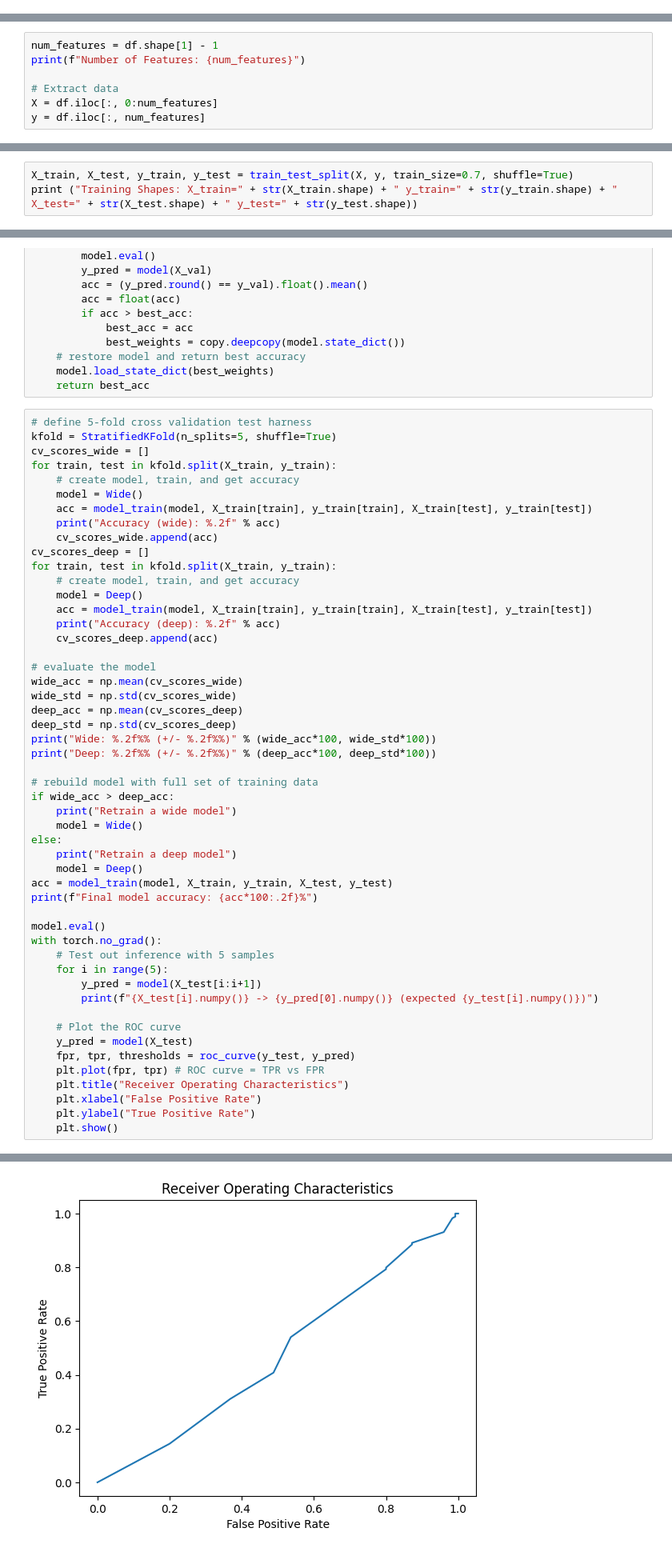
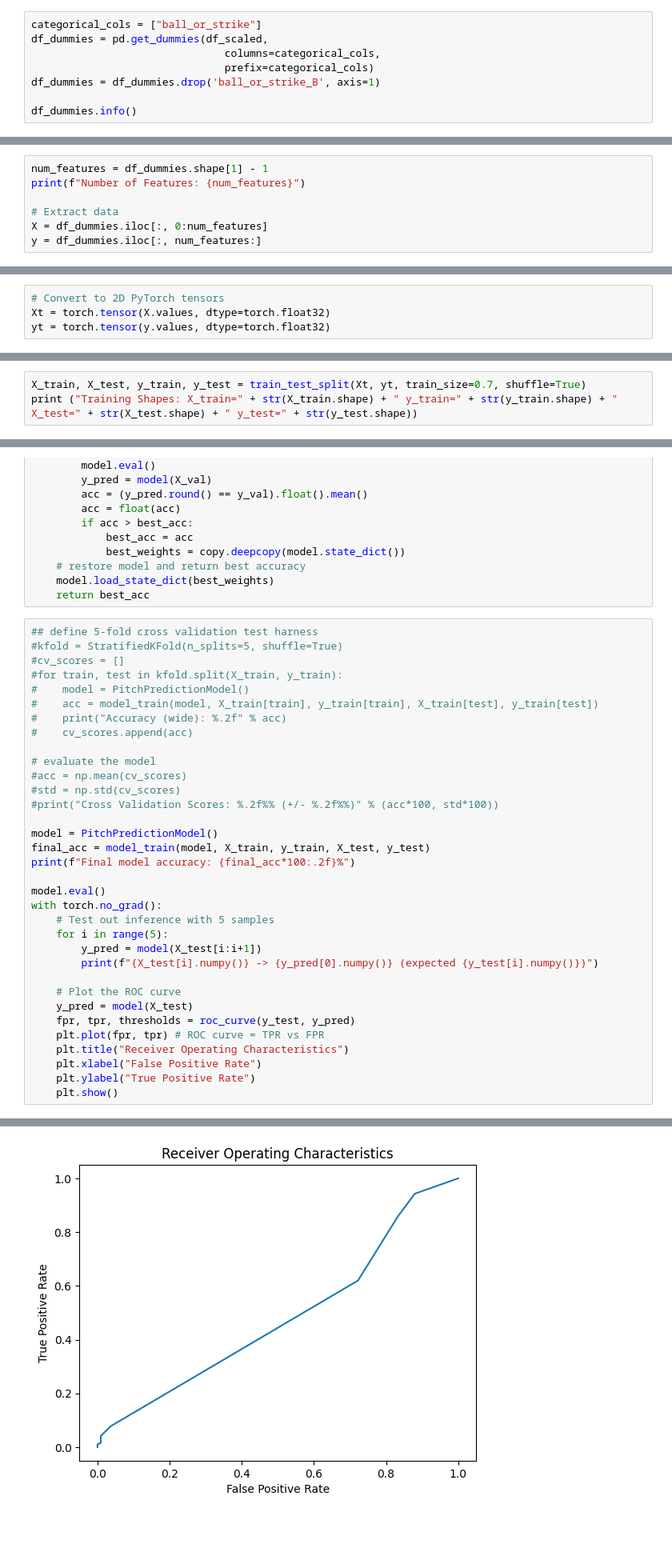
Before and after one commit to glroland/baseball, a Jupyter notebook: src/predict/predict_pitch_experiment.ipynb, the cells around one changed output, grey strips where cells are left out. Shown at 80% size. Cells and saved outputs as stored; diff of their text form; blank space fills up the shorter version.

```diff
--- a/src/predict/predict_pitch_experiment.ipynb
+++ b/src/predict/predict_pitch_experiment.ipynb
@@ -88,0 +129,8 @@ DF Shape: (1000, 4)
+# %%
+categorical_cols = ["ball_or_strike"]
+df_dummies = pd.get_dummies(df_scaled,
+                               columns=categorical_cols,
+                               prefix=categorical_cols)
+df_dummies = df_dummies.drop('ball_or_strike_B', axis=1)
+
+df_dummies.info()
@@ -89,8 +195,8 @@ DF Shape: (1000, 4)
 # %%
-num_features = df.shape[1] - 1
+num_features = df_dummies.shape[1] - 1
 print(f"Number of Features: {num_features}")
 
 # Extract data
-X = df.iloc[:, 0:num_features]
-y = df.iloc[:, num_features]
+X = df_dummies.iloc[:, 0:num_features]
+y = df_dummies.iloc[:, num_features:]
 # %% [output]
@@ -107 +213,5 @@ plt.show()
+# %%
+# Convert to 2D PyTorch tensors
+Xt = torch.tensor(X.values, dtype=torch.float32)
+yt = torch.tensor(y.values, dtype=torch.float32)
 # %%
@@ -161,6 +251,6 @@ class Deep(nn.Module):
         x = self.sigmoid(self.output(x))
         return x
 # %%
-X_train, X_test, y_train, y_test = train_test_split(X, y, train_size=0.7, shuffle=True)
+X_train, X_test, y_train, y_test = train_test_split(Xt, yt, train_size=0.7, shuffle=True)
 print ("Training Shapes: X_train=" + str(X_train.shape) + " y_train=" + str(y_train.shape) + " X_test=" + str(X_test.shape) + " y_test=" + str(y_test.shape))
 # %% [output]
@@ -214,40 +314,23 @@ def model_train(model, X_train, y_train, X_val, y_val):
     model.load_state_dict(best_weights)
     return best_acc
 # %%
-# define 5-fold cross validation test harness
-kfold = StratifiedKFold(n_splits=5, shuffle=True)
-cv_scores_wide = []
-for train, test in kfold.split(X_train, y_train):
-    # create model, train, and get accuracy
-    model = Wide()
-    acc = model_train(model, X_train[train], y_train[train], X_train[test], y_train[test])
-    print("Accuracy (wide): %.2f" % acc)
-    cv_scores_wide.append(acc)
-cv_scores_deep = []
-for train, test in kfold.split(X_train, y_train):
-    # create model, train, and get accuracy
-    model = Deep()
-    acc = model_train(model, X_train[train], y_train[train], X_train[test], y_train[test])
-    print("Accuracy (deep): %.2f" % acc)
-    cv_scores_deep.append(acc)
+## define 5-fold cross validation test harness
+#kfold = StratifiedKFold(n_splits=5, shuffle=True)
+#cv_scores = []
+#for train, test in kfold.split(X_train, y_train):
+#    model = PitchPredictionModel()
+#    acc = model_train(model, X_train[train], y_train[train], X_train[test], y_train[test])
+#    print("Accuracy (wide): %.2f" % acc)
+#    cv_scores.append(acc)
 
 # evaluate the model
-wide_acc = np.mean(cv_scores_wide)
-wide_std = np.std(cv_scores_wide)
-deep_acc = np.mean(cv_scores_deep)
-deep_std = np.std(cv_scores_deep)
-print("Wide: %.2f%% (+/- %.2f%%)" % (wide_acc*100, wide_std*100))
-print("Deep: %.2f%% (+/- %.2f%%)" % (deep_acc*100, deep_std*100))
+#acc = np.mean(cv_scores)
+#std = np.std(cv_scores)
+#print("Cross Validation Scores: %.2f%% (+/- %.2f%%)" % (acc*100, std*100))
 
-# rebuild model with full set of training data
-if wide_acc > deep_acc:
-    print("Retrain a wide model")
-    model = Wide()
-else:
-    print("Retrain a deep model")
-    model = Deep()
-acc = model_train(model, X_train, y_train, X_test, y_test)
-print(f"Final model accuracy: {acc*100:.2f}%")
+model = PitchPredictionModel()
+final_acc = model_train(model, X_train, y_train, X_test, y_test)
+print(f"Final model accuracy: {final_acc*100:.2f}%")
 
 model.eval()
 with torch.no_grad():
@@ -287 +357 @@ Final model accuracy: 58.19%
-[figure, old version]
+[figure, new version]
```
Also changed, not shown: parts of 25 cells of this notebook.
